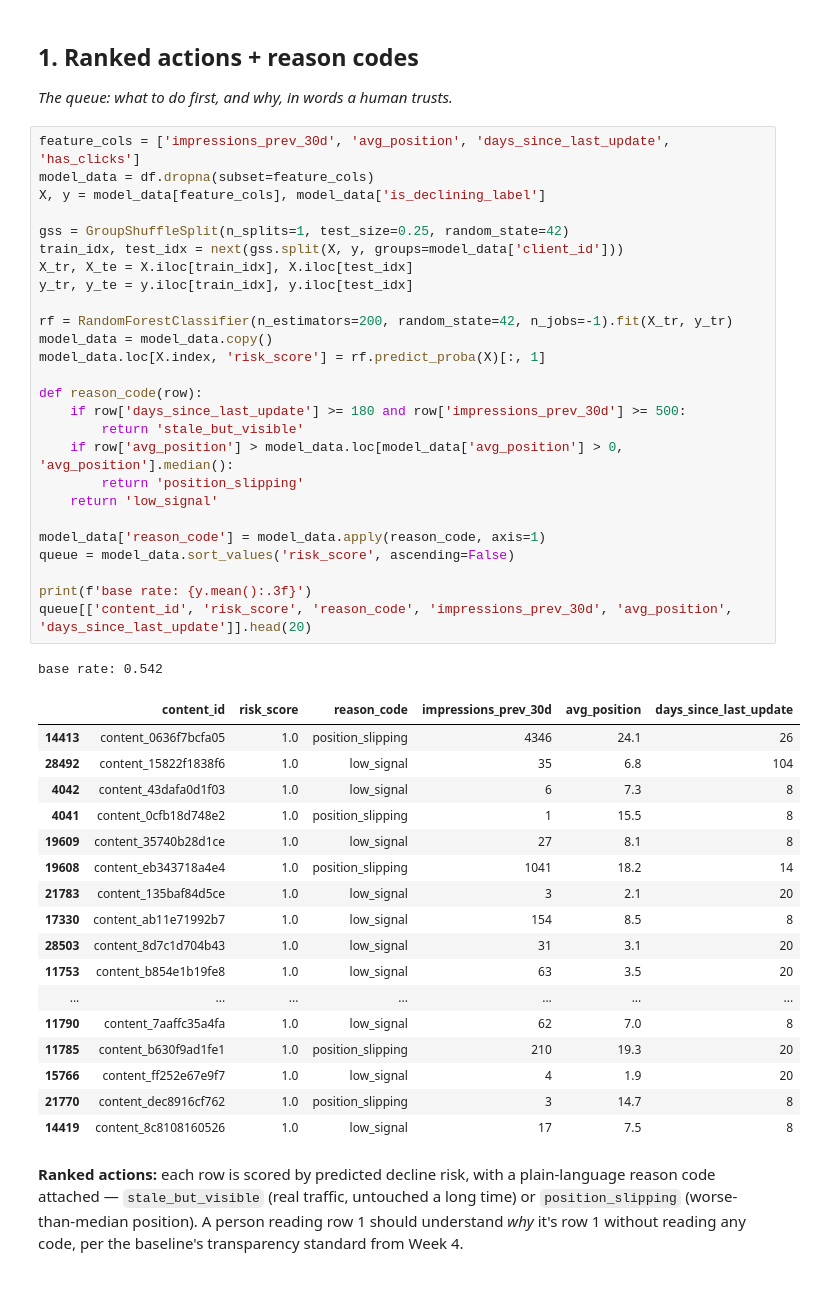
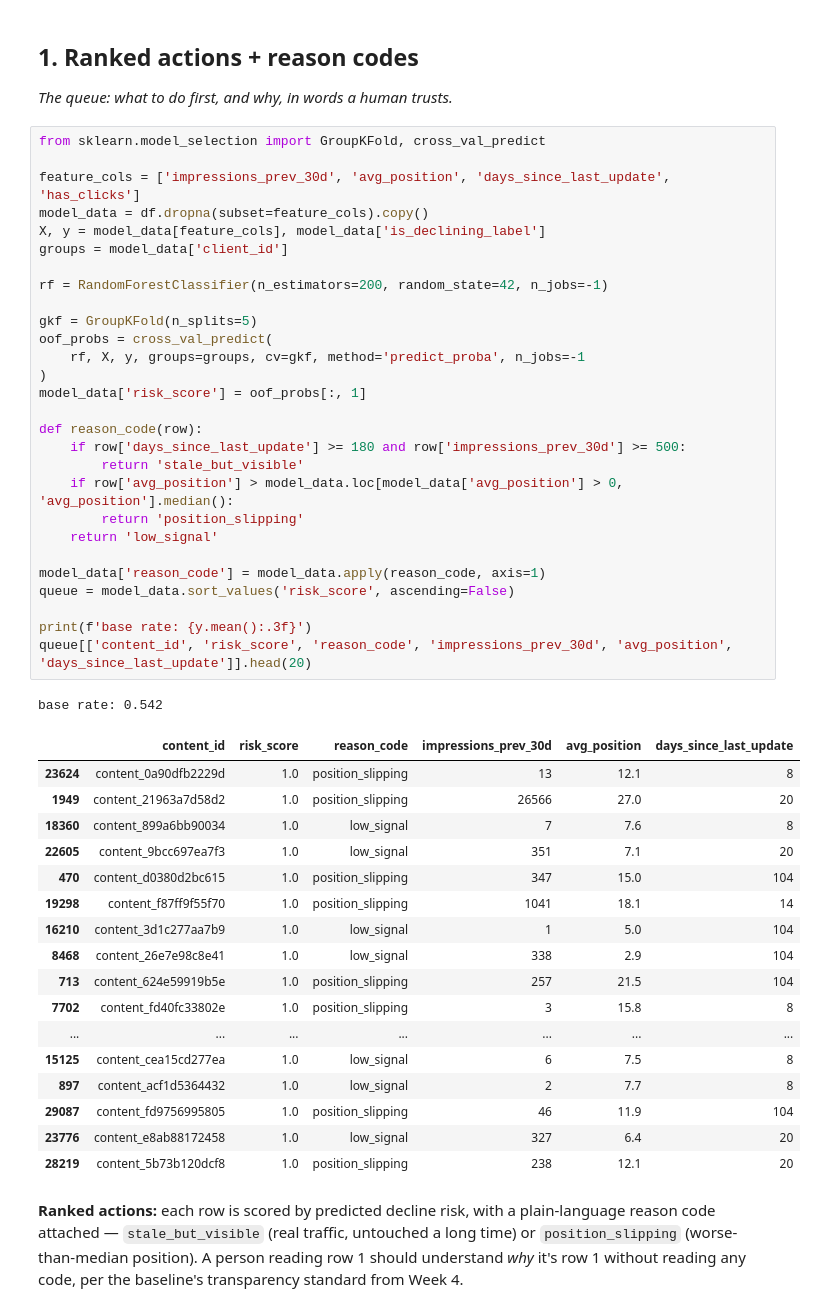
Before and after one commit to AhmedMahmoud-123/FlyRank_AI, a Jupyter notebook: work/notebooks/w07_action_playbook.ipynb, the cells around one changed output. Cells and saved outputs as stored; diff of their text form.

```diff
--- a/work/notebooks/w07_action_playbook.ipynb
+++ b/work/notebooks/w07_action_playbook.ipynb
@@ -30,50 +32,52 @@ Wrote /content/FlyRank_AI/data/processed/refresh_feature_vector.csv
 
 *The queue: what to do first, and why, in words a human trusts.*
 # %%
+from sklearn.model_selection import GroupKFold, cross_val_predict
+
 feature_cols = ['impressions_prev_30d', 'avg_position', 'days_since_last_update', 'has_clicks']
-model_data = df.dropna(subset=feature_cols)
+model_data = df.dropna(subset=feature_cols).copy()
 X, y = model_data[feature_cols], model_data['is_declining_label']
+groups = model_data['client_id']
 
-gss = GroupShuffleSplit(n_splits=1, test_size=0.25, random_state=42)
-train_idx, test_idx = next(gss.split(X, y, groups=model_data['client_id']))
-X_tr, X_te = X.iloc[train_idx], X.iloc[test_idx]
-y_tr, y_te = y.iloc[train_idx], y.iloc[test_idx]
+rf = RandomForestClassifier(n_estimators=200, random_state=42, n_jobs=-1)
 
-rf = RandomForestClassifier(n_estimators=200, random_state=42, n_jobs=-1).fit(X_tr, y_tr)
-model_data = model_data.copy()
-model_data.loc[X.index, 'risk_score'] = rf.predict_proba(X)[:, 1]
+gkf = GroupKFold(n_splits=5)
+oof_probs = cross_val_predict(
+    rf, X, y, groups=groups, cv=gkf, method='predict_proba', n_jobs=-1
+)
+model_data['risk_score'] = oof_probs[:, 1]
 
 def reason_code(row):
     if row['days_since_last_update'] >= 180 and row['impressions_prev_30d'] >= 500:
         return 'stale_but_visible'
     if row['avg_position'] > model_data.loc[model_data['avg_position'] > 0, 'avg_position'].median():
         return 'position_slipping'
     return 'low_signal'
 
 model_data['reason_code'] = model_data.apply(reason_code, axis=1)
 queue = model_data.sort_values('risk_score', ascending=False)
 
 print(f'base rate: {y.mean():.3f}')
 queue[['content_id', 'risk_score', 'reason_code', 'impressions_prev_30d', 'avg_position', 'days_since_last_update']].head(20)
 # %% [output]
 base rate: 0.542
 |  | content_id | risk_score | reason_code | impressions_prev_30d | avg_position | days_since_last_update |
-| 14413 | content_0636f7bcfa05 | 1.0 | position_slipping | 4346 | 24.1 | 26 |
-| 28492 | content_15822f1838f6 | 1.0 | low_signal | 35 | 6.8 | 104 |
-| 4042 | content_43dafa0d1f03 | 1.0 | low_signal | 6 | 7.3 | 8 |
-| 4041 | content_0cfb18d748e2 | 1.0 | position_slipping | 1 | 15.5 | 8 |
-| 19609 | content_35740b28d1ce | 1.0 | low_signal | 27 | 8.1 | 8 |
-| 19608 | content_eb343718a4e4 | 1.0 | position_slipping | 1041 | 18.2 | 14 |
-| 21783 | content_135baf84d5ce | 1.0 | low_signal | 3 | 2.1 | 20 |
-| 17330 | content_ab11e71992b7 | 1.0 | low_signal | 154 | 8.5 | 8 |
-| 28503 | content_8d7c1d704b43 | 1.0 | low_signal | 31 | 3.1 | 20 |
-| 11753 | content_b854e1b19fe8 | 1.0 | low_signal | 63 | 3.5 | 20 |
+| 23624 | content_0a90dfb2229d | 1.0 | position_slipping | 13 | 12.1 | 8 |
+| 1949 | content_21963a7d58d2 | 1.0 | position_slipping | 26566 | 27.0 | 20 |
+| 18360 | content_899a6bb90034 | 1.0 | low_signal | 7 | 7.6 | 8 |
+| 22605 | content_9bcc697ea7f3 | 1.0 | low_signal | 351 | 7.1 | 20 |
+| 470 | content_d0380d2bc615 | 1.0 | position_slipping | 347 | 15.0 | 104 |
+| 19298 | content_f87ff9f55f70 | 1.0 | position_slipping | 1041 | 18.1 | 14 |
+| 16210 | content_3d1c277aa7b9 | 1.0 | low_signal | 1 | 5.0 | 104 |
+| 8468 | content_26e7e98c8e41 | 1.0 | low_signal | 338 | 2.9 | 104 |
+| 713 | content_624e59919b5e | 1.0 | position_slipping | 257 | 21.5 | 104 |
+| 7702 | content_fd40fc33802e | 1.0 | position_slipping | 3 | 15.8 | 8 |
 | ... | ... | ... | ... | ... | ... | ... |
-| 11790 | content_7aaffc35a4fa | 1.0 | low_signal | 62 | 7.0 | 8 |
-| 11785 | content_b630f9ad1fe1 | 1.0 | position_slipping | 210 | 19.3 | 20 |
-| 15766 | content_ff252e67e9f7 | 1.0 | low_signal | 4 | 1.9 | 20 |
-| 21770 | content_dec8916cf762 | 1.0 | position_slipping | 3 | 14.7 | 8 |
-| 14419 | content_8c8108160526 | 1.0 | low_signal | 17 | 7.5 | 8 |
+| 15125 | content_cea15cd277ea | 1.0 | low_signal | 6 | 7.5 | 8 |
+| 897 | content_acf1d5364432 | 1.0 | low_signal | 2 | 7.7 | 8 |
+| 29087 | content_fd9756995805 | 1.0 | position_slipping | 46 | 11.9 | 104 |
+| 23776 | content_e8ab88172458 | 1.0 | low_signal | 327 | 6.4 | 20 |
+| 28219 | content_5b73b120dcf8 | 1.0 | position_slipping | 238 | 12.1 | 20 |
 # %% [markdown]
 **Ranked actions:** each row is scored by predicted decline risk, with a plain-language reason
 code attached — `stale_but_visible` (real traffic, untouched a long time) or `position_slipping`
```
Also changed, not shown: parts of 6 cells of this notebook.
